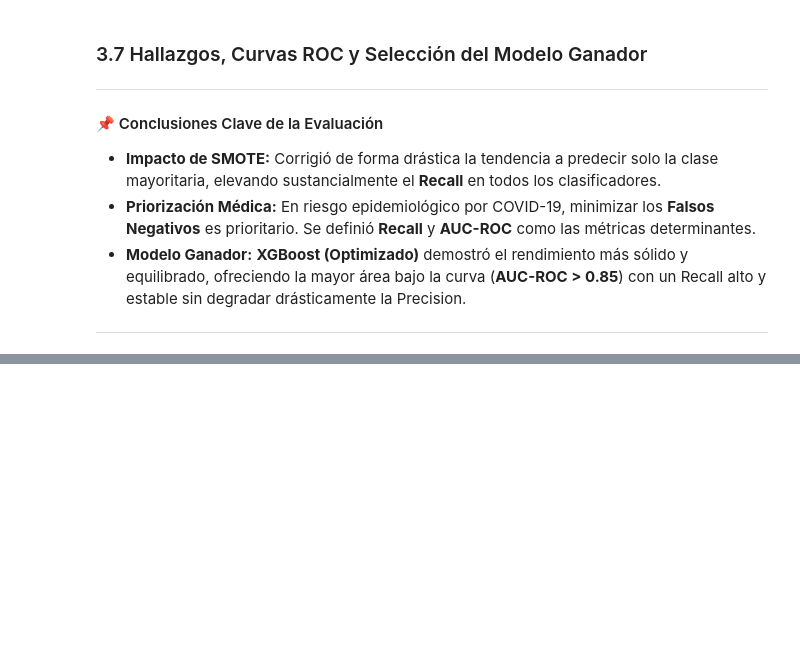
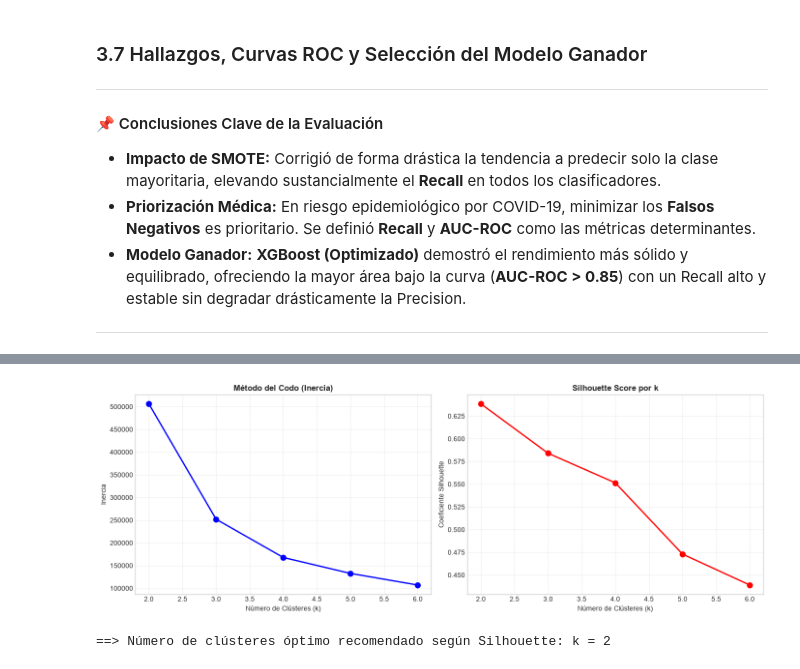
Before and after one commit to CristhianTicona/ml-covid19-proyecto, a Jupyter notebook: proyecto_covid.ipynb, the cells around one changed output, grey strips where cells are left out. Drawn from its saved outputs; the diff is of its cells as text; code cells hidden in the pictures; blank space fills up the shorter version.

```diff
--- a/proyecto_covid.ipynb
+++ b/proyecto_covid.ipynb
@@ -662,0 +700,12 @@ print("=== SEMANA 3 COMPLETADA Y PREDICCIONES GUARDADAS EN 'predicciones_semana3
+# %%
+# Aplicar PCA para obtener 2 componentes principales
+pca = PCA(n_components=2, random_state=42)
+X_pca = pca.fit_transform(X_scaled)
+
+var_explicada = pca.explained_variance_ratio_
+print(f"Varianza explicada por PC1: {var_explicada[0]*100:.2f}%")
+print(f"Varianza explicada por PC2: {var_explicada[1]*100:.2f}%")
+print(f"Varianza acumulada (2D): {sum(var_explicada)*100:.2f}%")
+
+# Crear DataFrame con componentes
+df_pca = pd.DataFrame(X_pca, columns=['PC1', 'PC2'])
@@ -662,0 +721,43 @@ print("=== SEMANA 3 COMPLETADA Y PREDICCIONES GUARDADAS EN 'predicciones_semana3
+# %%
+inercia = []
+silhouette_scores = []
+k_range = range(2, 7)
+
+# Muestreo rápido para Silhouette si el dataset es muy masivo (opcional para velocidad)
+X_eval = X_pca if len(X_pca) <= 10000 else X_pca[np.random.choice(len(X_pca), 10000, replace=False)]
+
+for k in k_range:
+    kmeans = KMeans(n_clusters=k, random_state=42, n_init=10)
+    kmeans.fit(X_pca)
+    inercia.append(kmeans.inertia_)
+
+    # Evaluar silhouette
+    score = silhouette_score(X_eval, kmeans.predict(X_eval))
+    silhouette_scores.append(score)
+
+# Gráficas de Evaluación
+fig, ax = plt.subplots(1, 2, figsize=(14, 5))
+
+# Plot 1: Método del Codo
+ax[0].plot(k_range, inercia, 'bo-', lw=2, markersize=8)
+ax[0].set_title('Método del Codo (Inercia)', fontsize=12, fontweight='bold')
+ax[0].set_xlabel('Número de Clústeres (k)')
+ax[0].set_ylabel('Inercia')
+ax[0].grid(True, alpha=0.3)
+
+# Plot 2: Silhouette Score
+ax[1].plot(k_range, silhouette_scores, 'ro-', lw=2, markersize=8)
+ax[1].set_title('Silhouette Score por k', fontsize=12, fontweight='bold')
+ax[1].set_xlabel('Número de Clústeres (k)')
+ax[1].set_ylabel('Coeficiente Silhouette')
+ax[1].grid(True, alpha=0.3)
+
+plt.tight_layout()
+plt.show()
+
+# Selección automática del k con mayor Silhouette Score
+best_k = k_range[np.argmax(silhouette_scores)]
+print(f"==> Número de clústeres óptimo recomendado según Silhouette: k = {best_k}")
+# %% [output]
+[figure, added]
+==> Número de clústeres óptimo recomendado según Silhouette: k = 2
```
Also changed, not shown: parts of 10 cells of this notebook, 1 other file.
